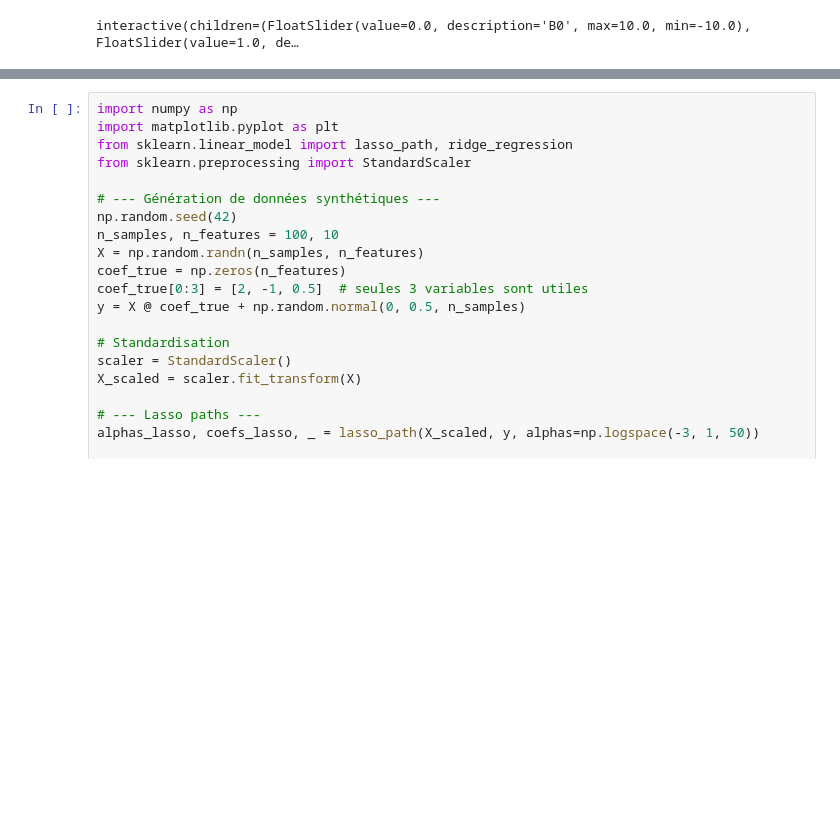
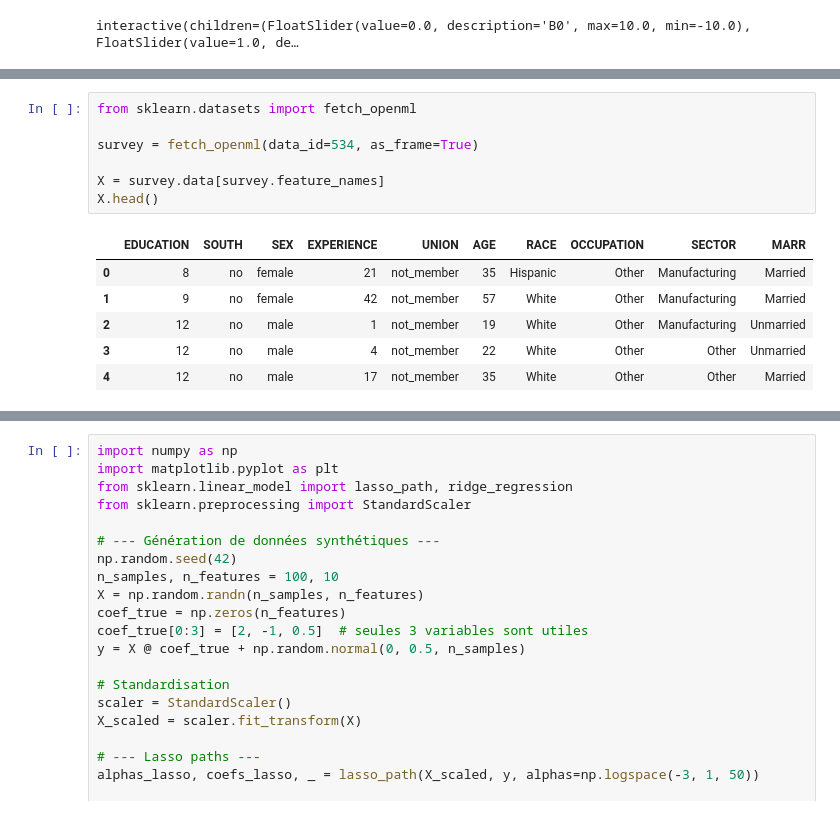
Before and after one commit to basile-desjuzeur/Intro-to-ML, a Jupyter notebook: 4.multiple_linear_regression.ipynb, the cells around one changed output, grey strips where cells are left out. Cells and saved outputs as stored; diff of their text form; blank space fills up the shorter version.

```diff
--- a/4.multiple_linear_regression.ipynb
+++ b/4.multiple_linear_regression.ipynb
@@ -366,0 +330,14 @@ plt.show()
+# %%
+from sklearn.datasets import fetch_openml
+
+survey = fetch_openml(data_id=534, as_frame=True)
+
+X = survey.data[survey.feature_names]
+X.head()
+# %% [output]
+|  | EDUCATION | SOUTH | SEX | EXPERIENCE | UNION | AGE | RACE | OCCUPATION | SECTOR | MARR |
+| 0 | 8 | no | female | 21 | not_member | 35 | Hispanic | Other | Manufacturing | Married |
+| 1 | 9 | no | female | 42 | not_member | 57 | White | Other | Manufacturing | Married |
+| 2 | 12 | no | male | 1 | not_member | 19 | White | Other | Manufacturing | Unmarried |
+| 3 | 12 | no | male | 4 | not_member | 22 | White | Other | Other | Unmarried |
+| 4 | 12 | no | male | 17 | not_member | 35 | White | Other | Other | Married |
```
Also changed, not shown: parts of 18 cells of this notebook, 7 other files.
